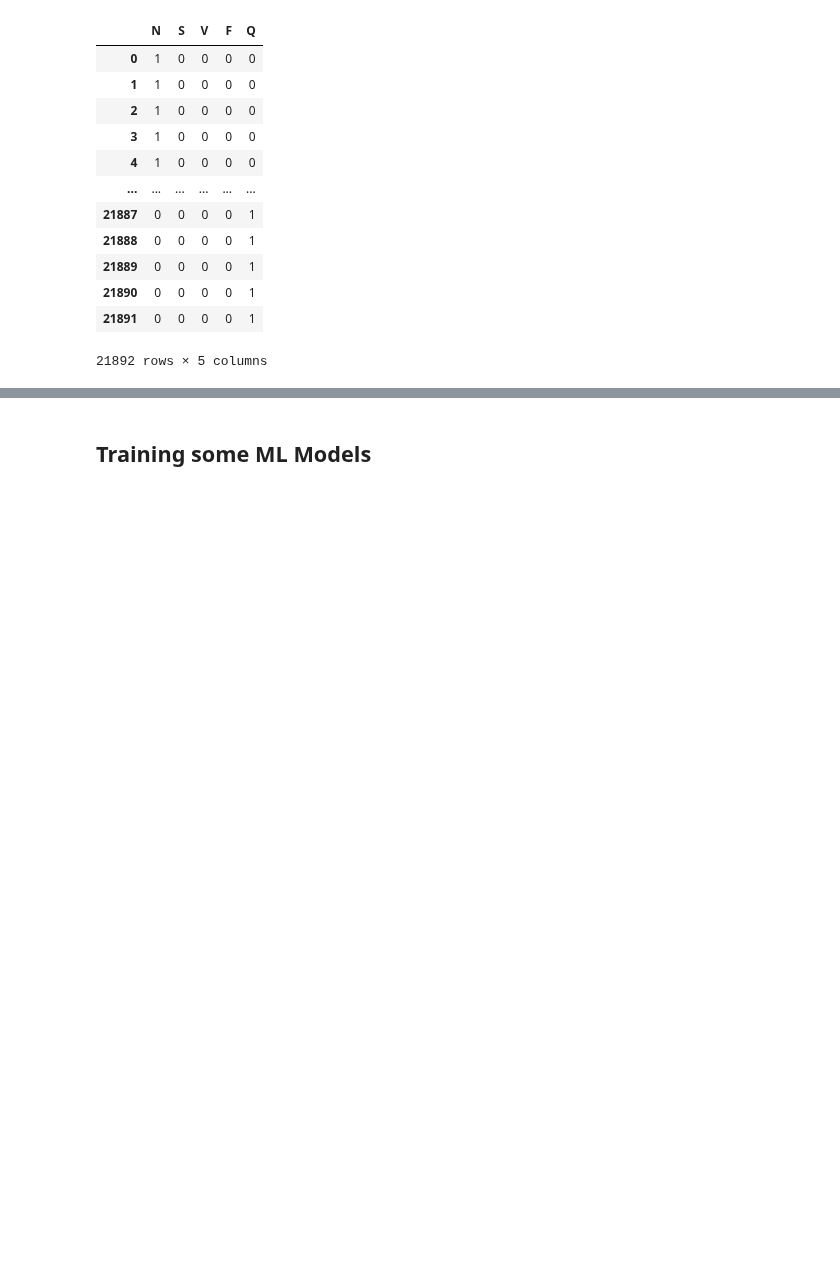
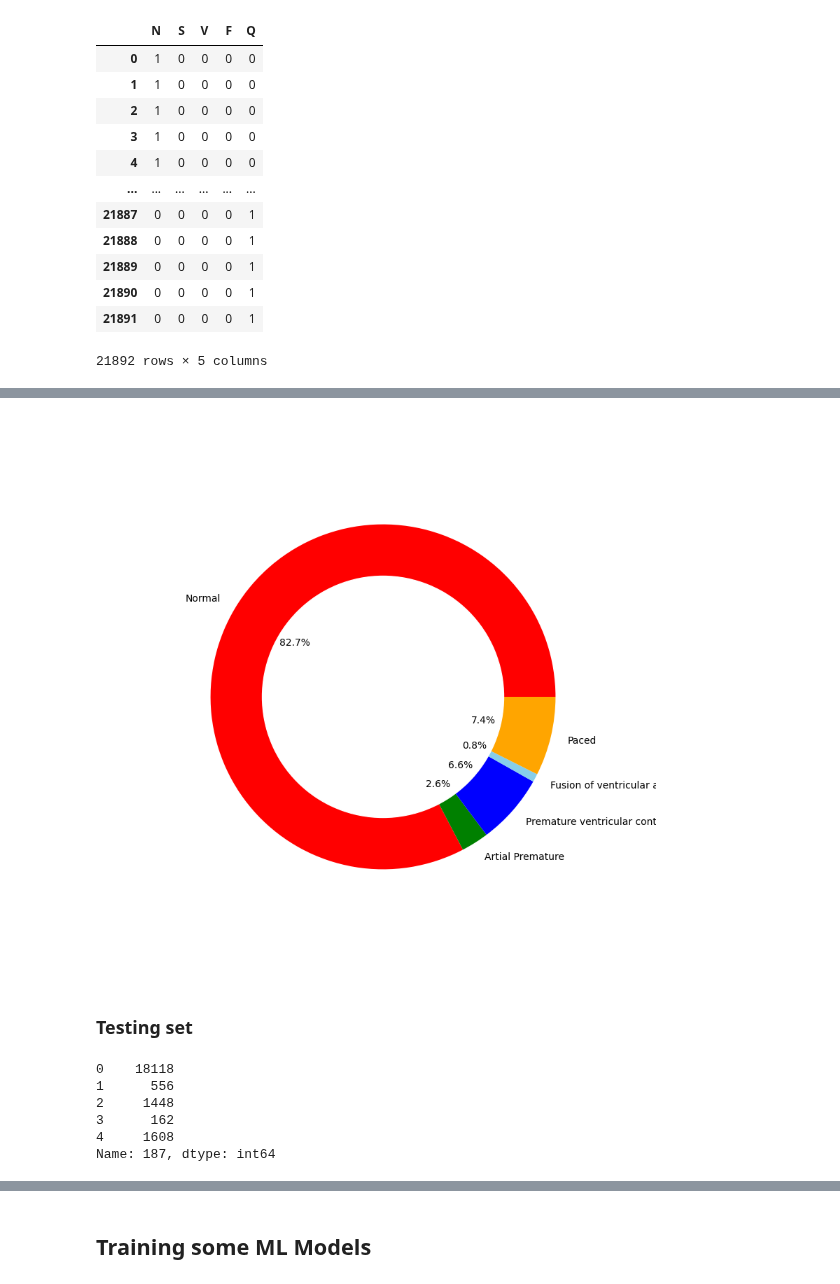
Before and after one commit to JespervanGils/DL-Project-ECG, a Jupyter notebook: DL_Project_ECG_MIT-BIH_Iteration_1.ipynb, the cells around one changed output, grey strips where cells are left out. Drawn from its saved outputs; the diff is of its cells as text; code cells hidden in the pictures; blank space fills up the shorter version.

```diff
--- a/DL_Project_ECG_MIT-BIH_Iteration_1.ipynb
+++ b/DL_Project_ECG_MIT-BIH_Iteration_1.ipynb
@@ -449,0 +315,23 @@ pairplot_pca(np_tsne, pca_data)
+# %%
+plt.figure(figsize=(8,8))
+my_circle=plt.Circle( (0,0), 0.7, color='white')
+plt.pie(equilibre_valid, labels= labels
+        , colors=['red','green','blue','skyblue','orange'],autopct='%1.1f%%')
+p=plt.gcf()
+p.gca().add_artist(my_circle)
+plt.show()
+# %% [output]
+[figure, added]
+# %% [markdown]
+### Testing set
+# %%
+test_df[187]=test_df[187].astype(int)
+equilibre_test=test_df[187].value_counts(sort=False)
+print(equilibre_test)
+# %% [output]
+0    18118
+1      556
+2     1448
+3      162
+4     1608
+Name: 187, dtype: int64
```
Also changed, not shown: parts of 76 cells of this notebook, 4 other files.
